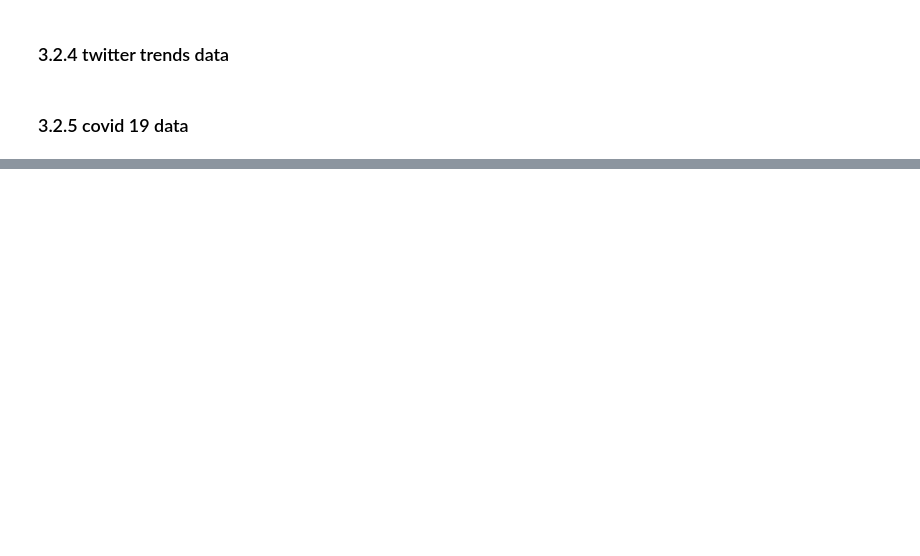
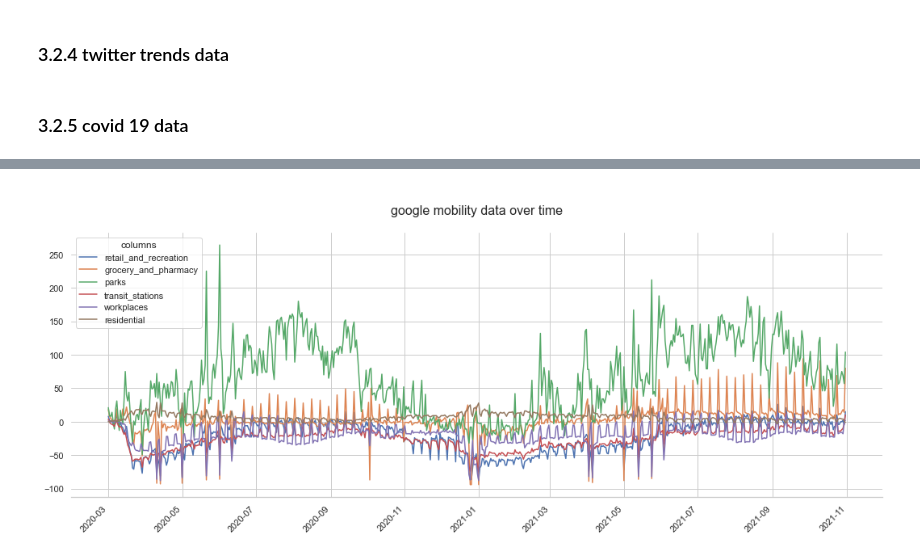
Before and after one commit to KevinSpurk/P03-how-to-predict-a-pandemic, a Jupyter notebook: P03_predict_covid19.ipynb, the cells around one changed output, grey strips where cells are left out. Cells and saved outputs as stored; diff of their text form; code cells hidden in the pictures; blank space fills up the shorter version.

```diff
--- a/P03_predict_covid19.ipynb
+++ b/P03_predict_covid19.ipynb
@@ -889,0 +941,34 @@ c19_full.describe().T
+# %%
+
+
+def plot_timeseries(df, timeframe, w, h, title=''):
+    # transform df to get a line for each col
+    df = df.melt(timeframe, var_name='columns', value_name='vals')
+    # plot
+    custom_params = {"axes.spines.right": False, "axes.spines.top": False, "axes.spines.left": False}
+    sns.set(rc={'figure.figsize':(w,h)})
+    sns.set_theme(style="whitegrid", rc=custom_params)
+    sns.lineplot(x=timeframe, y="vals", hue='columns', data=df).set_title('\n' + title + '\n', fontsize=16)
+
+    #axes = plt.gca()
+    #axes.yaxis.grid()
+    plt.xlabel('')
+    plt.ylabel('')
+    plt.xticks(rotation=45, ha='right')
+    plt.show()
+
+
+# TO DO
+# daily > weelky data for plots
+# removes v grid lines
+# plot in different ways (by country, c19 data only features together with similar scales, ...)
+
+
+# Plot the responses for different events and regions
+# %%
+g_mob_plotting = g_mob_full[g_mob_full['location'] == 'DEU']
+g_mob_plotting = g_mob_plotting.drop(['location'], axis=1)
+
+plot_timeseries(g_mob_plotting, 'date', 18, 6, 'google mobility data over time')
+# %% [output]
+[figure, added]
```
Also changed, not shown: parts of 27 cells of this notebook, 2 other files.
